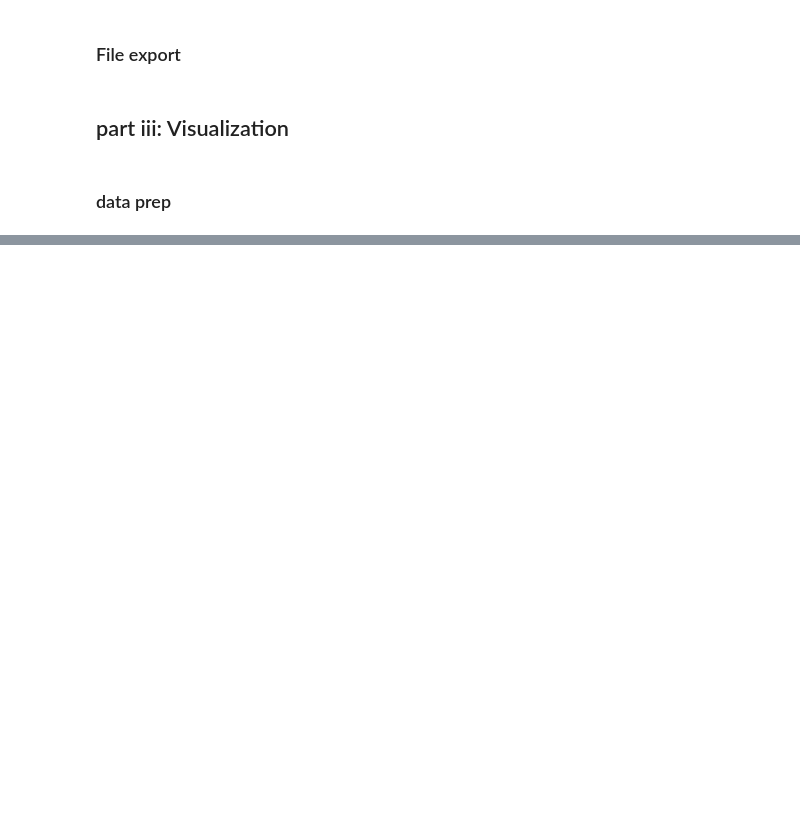
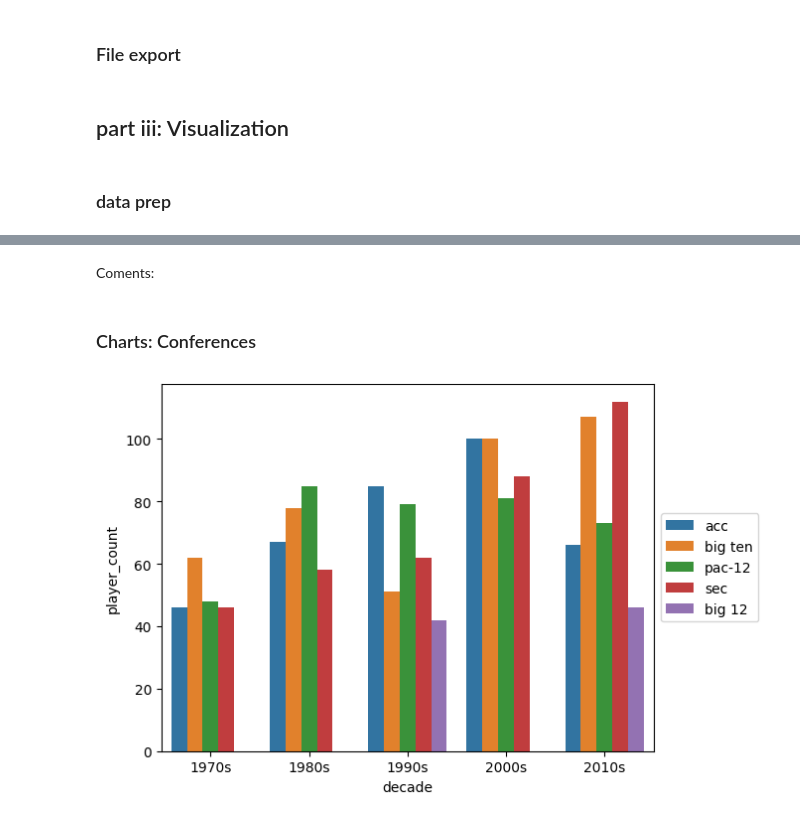
Before and after one commit to aferrers/nfl_superbowl_winners, a Jupyter notebook: notebooks/team_conference.ipynb, the cells around one changed output, grey strips where cells are left out. Drawn from its saved outputs; the diff is of its cells as text; code cells hidden in the pictures; blank space fills up the shorter version.

```diff
--- a/notebooks/team_conference.ipynb
+++ b/notebooks/team_conference.ipynb
@@ -325,0 +316,6 @@ Index(['year', 'team', 'no.', 'player', 'age', 'position', 'games_played',
+# %%
+#create summary table with player counts by conference and decade
+
+conference_table = agg_table.groupby(['decade','conference_name']).agg({'player_count': 'sum'}).reset_index()
+
+#conference_decade
@@ -346,0 +517,21 @@ sns.countplot(merge_table['conference_name'])
+# %% [markdown]
+Coments:
+# %% [markdown]
+### Charts: Conferences
+# %%
+    # calculate selected quantile for number of players per conference
+    quantile_conf=.7
+    quantile_value_conf= conference_table['player_count'].quantile(q=quantile_conf)
+
+    # create filtered dataframe based on selected quantile
+    conf_table_above_quantile = conference_table[conference_table['player_count'] > quantile_value_conf]
+
+import seaborn as sns
+import matplotlib.pyplot as plt
+
+sns.barplot(data=conf_table_above_quantile, x='decade', y='player_count', hue='conference_name')
+plt.legend(loc='center left', bbox_to_anchor=(1, 0.5))
+
+plt.show()
+# %% [output]
+[figure, added]
```
Also changed, not shown: parts of 47 cells of this notebook.
